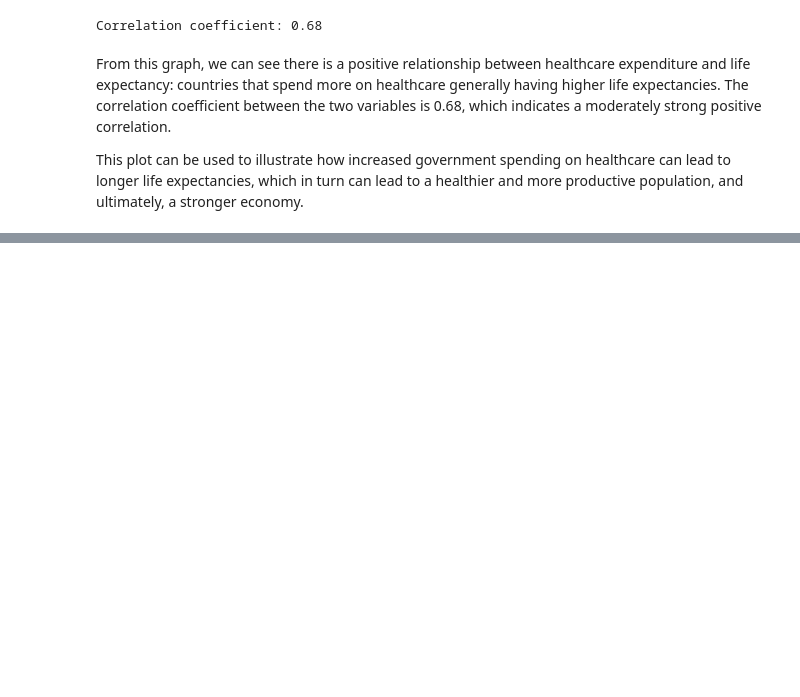
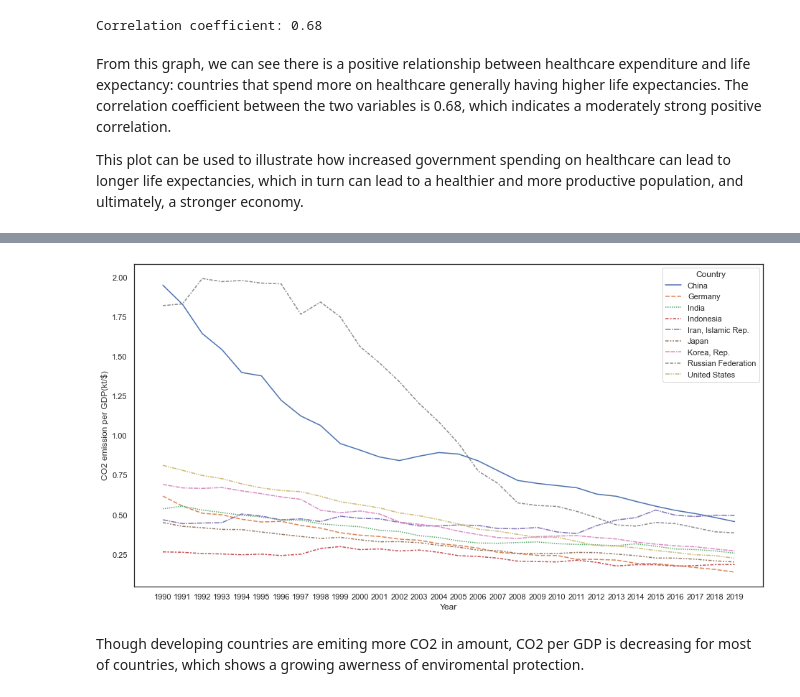
Before and after one commit to zjwlyx/ECE143_Group17, a Jupyter notebook: Group_17_Project.ipynb, the cells around one changed output, grey strips where cells are left out. Saved outputs shown, nothing was run; the diff lists cells and outputs as text; code cells hidden in the pictures; blank space fills up the shorter version.

```diff
--- a/Group_17_Project.ipynb
+++ b/Group_17_Project.ipynb
@@ -109,0 +176,17 @@ This plot can be used to illustrate how increased government spending on healthc
+# %%
+co2perdata = pd.read_csv("CO2_perGDP.csv")
+co2perdata.columns=[(i.split())[0] for i in co2perdata.columns]
+df2=co2perdata[~co2perdata.isin(['..']).any(axis=1)]
+df2=df2.set_index('Country')
+df2[df2.columns]=df2[df2.columns].astype(float)
+# %%
+top_df2=df2[df2.index.isin(countries)].transpose()
+sns.set(rc={'figure.figsize':(15.7,8.27)})
+sns.set_style(style='white')
+ax = sns.lineplot(data=top_df2)
+ax.set(ylabel='CO2 emission per GDP(kt/$)', xlabel='Year')
+plt.savefig("fig3_perGDP.png")
+# %% [output]
+[figure, added]
+# %% [markdown]
+Though developing countries are emiting more CO2 in amount, CO2 per GDP is decreasing for most of countries, which shows a growing awerness of enviromental protection.
```
Also changed, not shown: parts of 23 cells of this notebook.
